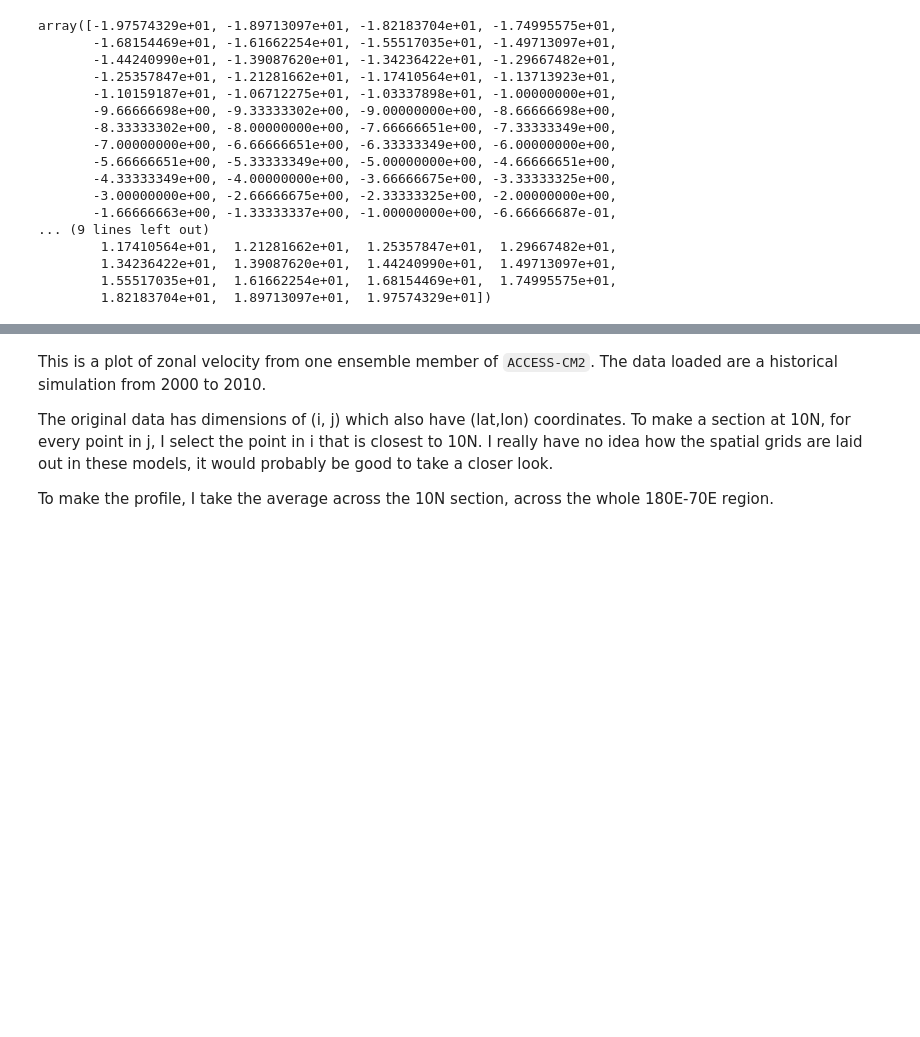
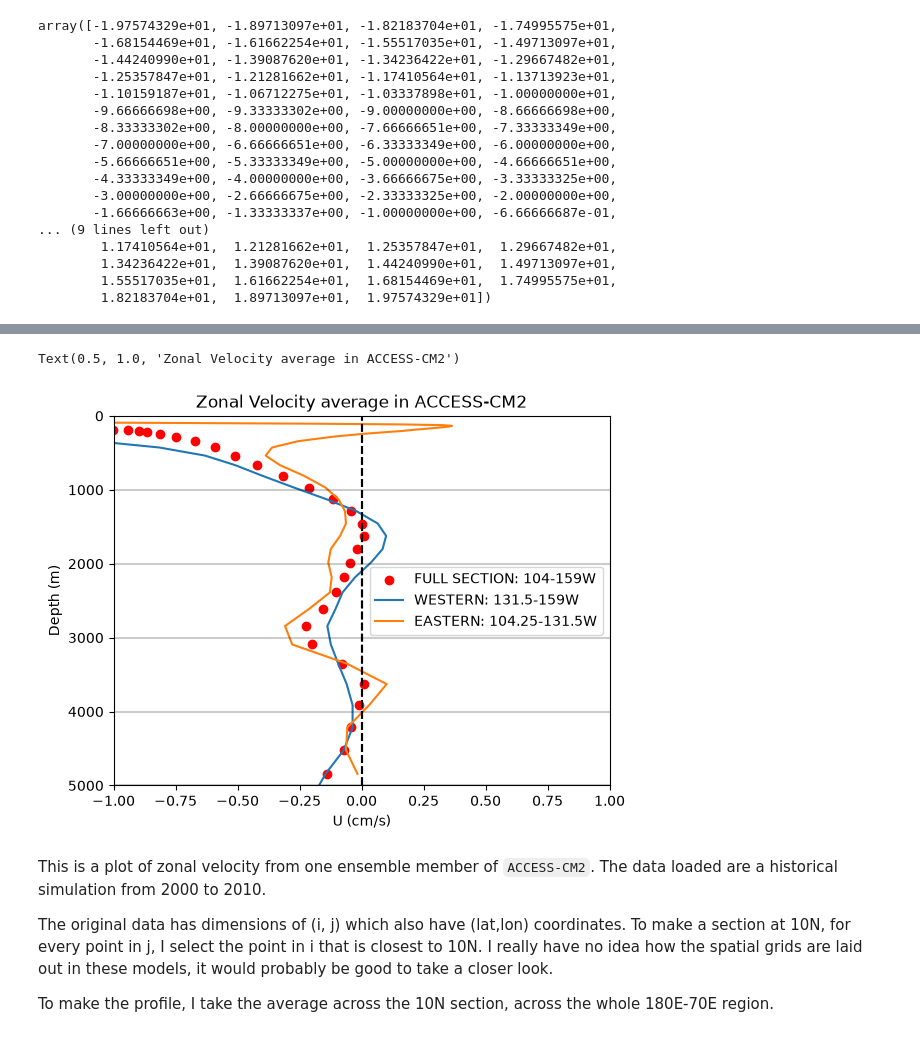
Before and after one commit to ocean-transport/tropical_circ, a Jupyter notebook: intake_esm_test.ipynb, the cells around one changed output, grey strips where cells are left out. Cells and saved outputs as stored; diff of their text form; code cells hidden in the pictures; blank space fills up the shorter version.

```diff
--- a/intake_esm_test.ipynb
+++ b/intake_esm_test.ipynb
@@ -1047,3 +1025,33 @@ Text(0.5, 1.0, 'Zonal Velocity 2000-2010 average at 10Nfrom ACCESS-CM2')
+# %%
+U_10N_W = section.mean("time").where(
+    (section.longitude >= -159) & (section.longitude <= -131.5),
+    drop=True,
+).mean('section_point')
+
+U_10N_E = section.mean("time").where(
+    (section.longitude >= -131.5) & (section.longitude <= -104.25),
+    drop=True,
+).mean('section_point')
+# %%
+plt.scatter(U_10N_prof.values*100, U_10N_prof["lev"].values, color='red', label='FULL SECTION: 104-159W')
+plt.plot(U_10N_W.values*100, U_10N_W["lev"].values, label='WESTERN: 131.5-159W')
+plt.plot(U_10N_E.values*100, U_10N_E["lev"].values, label='EASTERN: 104.25-131.5W')
+plt.axvline(x=0, color='k', linestyle='--')
+plt.axhline(y=1000,color='k',alpha=0.2)
+plt.axhline(y=2000,color='k',alpha=0.2)
+plt.axhline(y=3000,color='k',alpha=0.2)
+plt.axhline(y=4000,color='k',alpha=0.2)
+plt.axhline(y=5000,color='k',alpha=0.2)
+plt.axvline(x=0, color='k', linestyle='--')
+plt.ylim(5000,0)
+plt.xlim(-1, 1)
+plt.xlabel("U (cm/s)")
+plt.ylabel("Depth (m)")
+plt.legend()
+plt.title('Zonal Velocity average in ACCESS-CM2')
+# %% [output]
+Text(0.5, 1.0, 'Zonal Velocity average in ACCESS-CM2')
+[figure, added]
 # %% [markdown]
 This is a plot of zonal velocity from one ensemble member of `ACCESS-CM2`. The data loaded are a historical simulation from 2000 to 2010.
 
```
Also changed, not shown: parts of 8 cells of this notebook.
